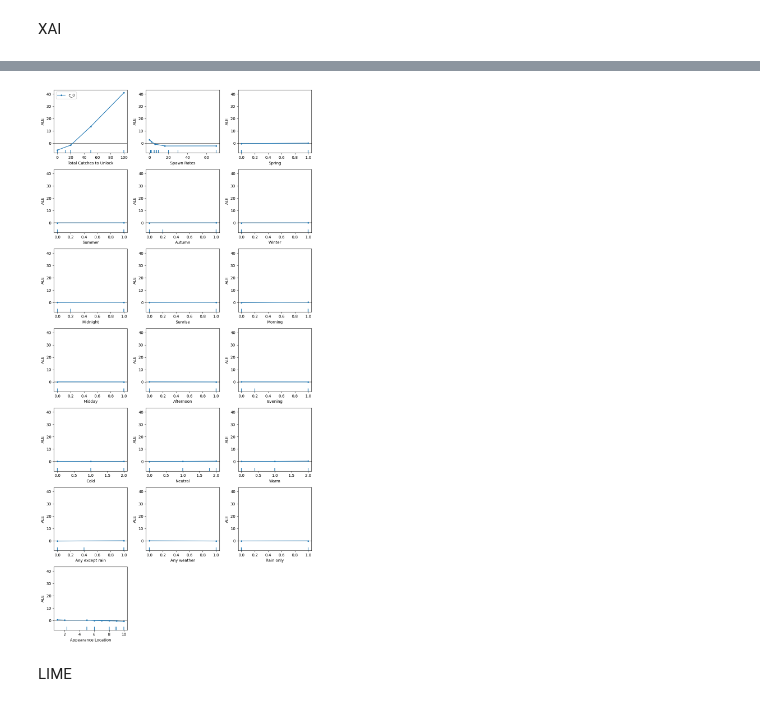
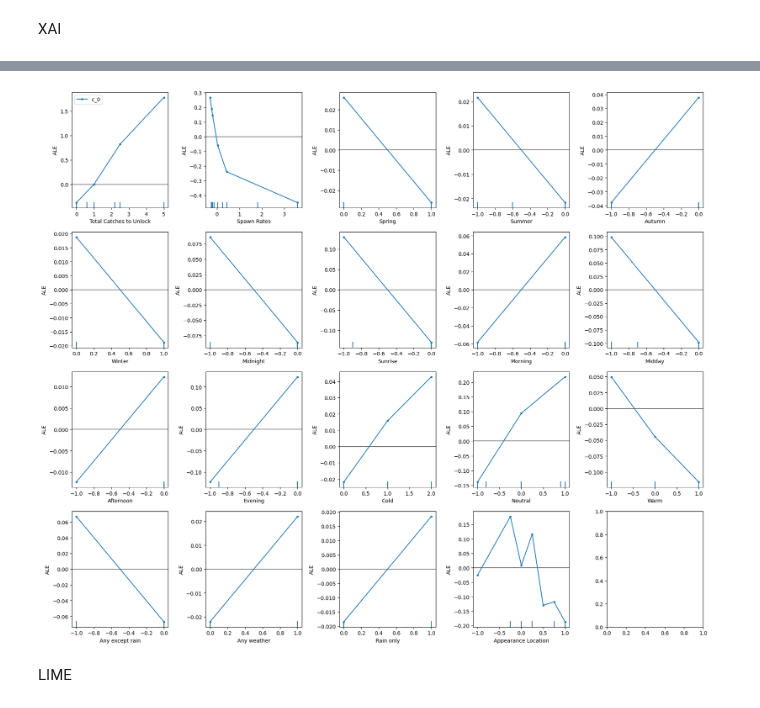
Before and after one commit to megastacks13/MachineLearning, a Jupyter notebook: Final Project - Animal Crossing Prediciton/PracticaFinal.ipynb, the cells around one changed output, grey strips where cells are left out. Saved outputs shown, nothing was run; the diff lists cells and outputs as text; code cells hidden in the pictures.

```diff
--- a/Final Project - Animal Crossing Prediciton/PracticaFinal.ipynb
+++ b/Final Project - Animal Crossing Prediciton/PracticaFinal.ipynb
@@ -1054 +1078,14 @@ XAI
+# %%
+def explain(pred_model, specialised_predictor):
+    ale_values = ALE(predictor=specialised_predictor, feature_names=pred_model._original_test_data.columns.tolist())
+
+    # Explicamos usando el test set, convertido a NumPy array
+    exp = ale_values.explain(pred_model._original_test_data.to_numpy())
+
+    # Definimos el tamaño de cada celda de salida
+    fig, ax = plt.subplots(4, 5, figsize=(18,15))
+    # Pasamos el eje a la función
+    plot_ale(exp, ax=ax)
+    # Mostramos el resultado
+    plt.show()
 # %%
@@ -1145,54 +1145,22 @@ plt.show()
 # %%
-# 1. Crear y entrenar el modelo
-model = FeedforwardNeuralNetModel(
+# Definimos un nuevo modelo de LSTM, de manera que no haga falta haber ejecutado las pruebas anteriores para hacer esta
+model = LSTMModel(
     df=dataframe,
-    using_relu=True,
-    dropout=0.1
+    using_relu=False,
+    dropout=0
 )
 model.fit(show_info=False)
 
-# 2. Función predictora simplificada
+# Creamos una función predictora que permita la ALE trabajar con tensores y Dataframes
 def predictor(x):
-    # Convertir a tensor (sin escalar)
-    x_tensor = torch.FloatTensor(x)
+    x_tensor = torch.FloatTensor(x).unsqueeze(1)
+    model.eval()
+    with torch.no_grad():
+        return model(x_tensor).numpy()
 
-    # Poner modelo en modo evaluación
-    model.eval()
-
-    # Hacer predicciones
-    with torch.no_grad():
-        predictions = model(x_tensor).numpy()
-
-    # Ensure output is 2D (samples × outputs)
-    if predictions.ndim == 1:
-        predictions = predictions.reshape(-1, 1)
-    return predictions
-
-# 3.
-columnas = [col for col in dataframe.columns if col != "Sell"]
-
-# Ponemos un tamaño de sample del 20%
-sample_size = int(len(dataframe) * 0.2)
-# Y obtenemos los datos
-sample_data = dataframe[columnas].sample(sample_size, random_state=42)
-
-# Convertimos a un formato adecuado para pytorch: numpy array de float32
-X_sample = sample_data.values.astype(np.float32)
-
-# Creamos el ALE
-ale = ALE(
-    predictor=predictor,
-    feature_names=columnas,
-)
-# Pedimos la explicación
-exp = ale.explain(X_sample)
-
-# Mostramos resultados
-fig, ax = plt.subplots(figsize=(10, 20))
-plot_ale(exp, ax=ax)
-plt.show()
+explain(pred_model=model, specialised_predictor=predictor)
 # %% [output]
-[figure, old version]
+[figure, new version]
 # %% [markdown]
 LIME
 # %%
```
Also changed, not shown: parts of 15 cells of this notebook.
